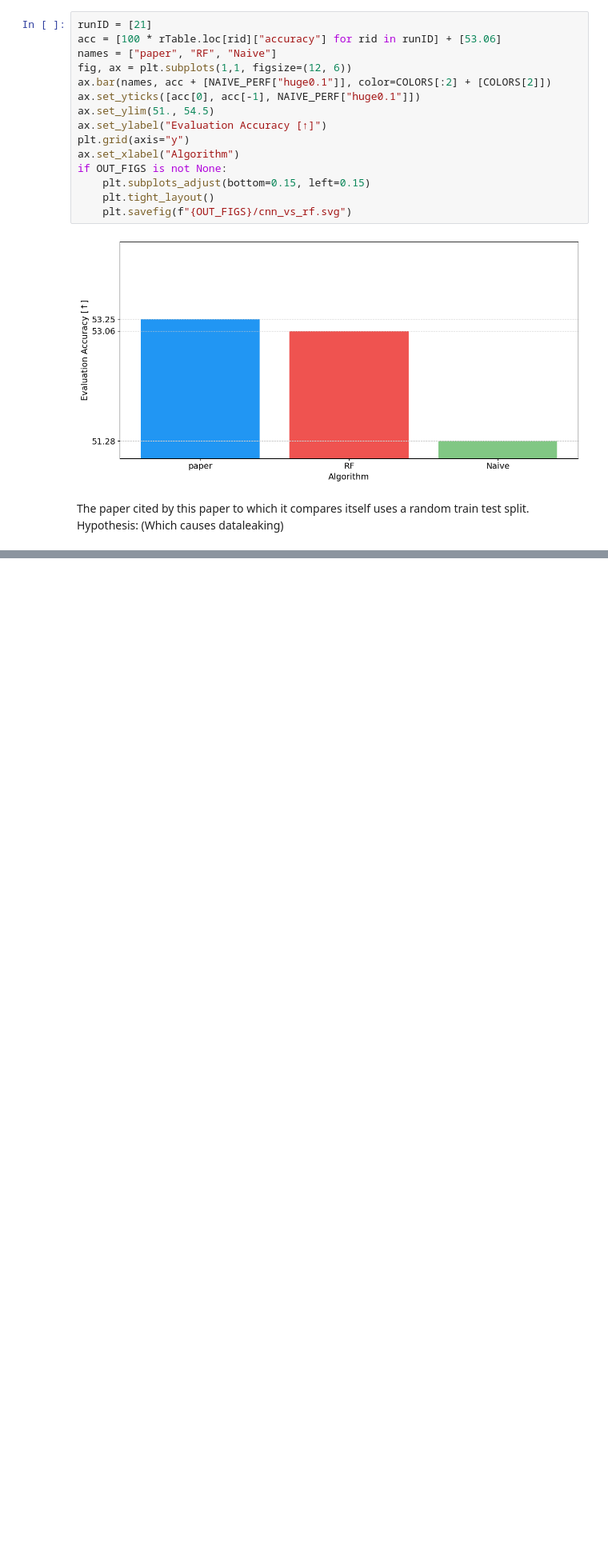
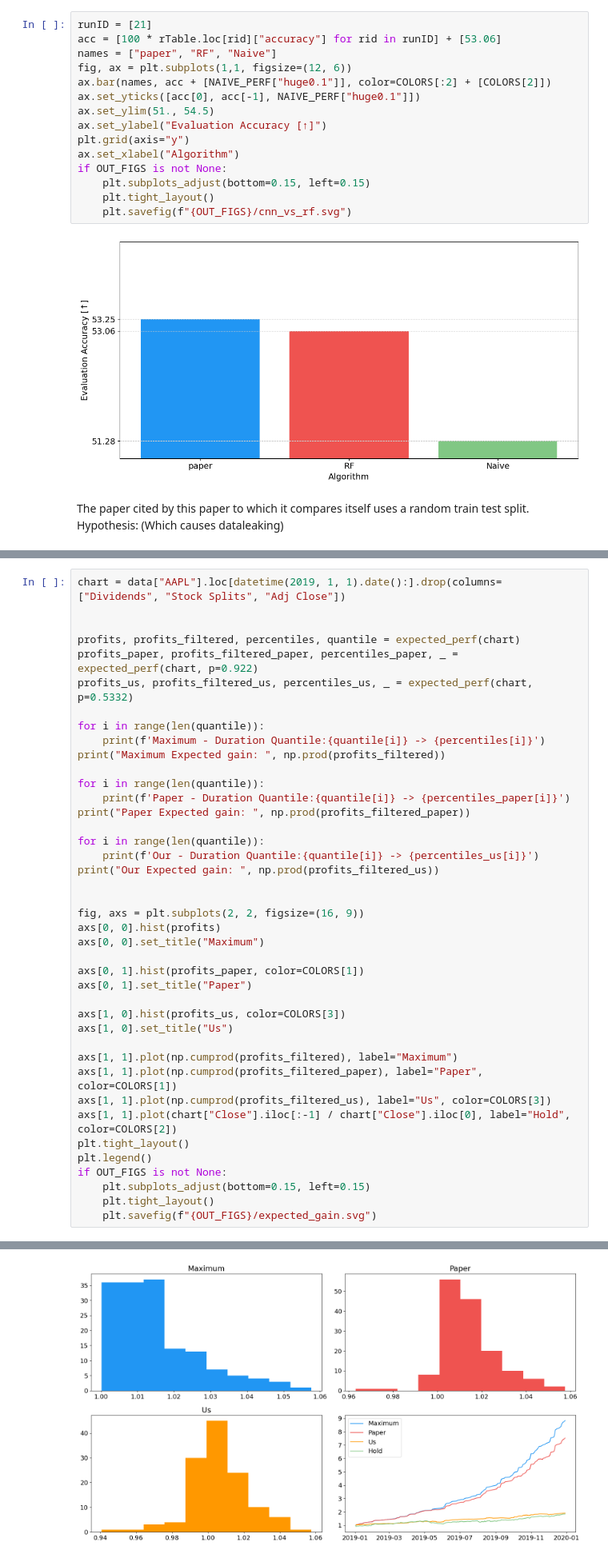
Before and after one commit to anthol42/MLSP-final_project, a Jupyter notebook: deep/notebooks/ablation.ipynb, the cells around one changed output, grey strips where cells are left out. Shown: that part at 80% size. Saved outputs shown, nothing was run; the diff lists cells and outputs as text; blank space fills up the shorter version.

Commit message:
Feat(expected gains fig)

```diff
--- a/deep/notebooks/ablation.ipynb
+++ b/deep/notebooks/ablation.ipynb
@@ -344,0 +377,42 @@ The paper cited by this paper to which it compares itself uses a random train te
+# %%
+chart = data["AAPL"].loc[datetime(2019, 1, 1).date():].drop(columns=["Dividends", "Stock Splits", "Adj Close"])
+
+
+profits, profits_filtered, percentiles, quantile = expected_perf(chart)
+profits_paper, profits_filtered_paper, percentiles_paper, _ = expected_perf(chart, p=0.922)
+profits_us, profits_filtered_us, percentiles_us, _ = expected_perf(chart, p=0.5332)
+
+for i in range(len(quantile)):
+    print(f'Maximum - Duration Quantile:{quantile[i]} -> {percentiles[i]}')
+print("Maximum Expected gain: ", np.prod(profits_filtered))
+
+for i in range(len(quantile)):
+    print(f'Paper - Duration Quantile:{quantile[i]} -> {percentiles_paper[i]}')
+print("Paper Expected gain: ", np.prod(profits_filtered_paper))
+
+for i in range(len(quantile)):
+    print(f'Our - Duration Quantile:{quantile[i]} -> {percentiles_us[i]}')
+print("Our Expected gain: ", np.prod(profits_filtered_us))
+
+
+fig, axs = plt.subplots(2, 2, figsize=(16, 9))
+axs[0, 0].hist(profits)
+axs[0, 0].set_title("Maximum")
+
+axs[0, 1].hist(profits_paper, color=COLORS[1])
+axs[0, 1].set_title("Paper")
+
+axs[1, 0].hist(profits_us, color=COLORS[3])
+axs[1, 0].set_title("Us")
+
+axs[1, 1].plot(np.cumprod(profits_filtered), label="Maximum")
+axs[1, 1].plot(np.cumprod(profits_filtered_paper), label="Paper", color=COLORS[1])
+axs[1, 1].plot(np.cumprod(profits_filtered_us), label="Us", color=COLORS[3])
+axs[1, 1].plot(chart["Close"].iloc[:-1] / chart["Close"].iloc[0], label="Hold", color=COLORS[2])
+plt.tight_layout()
+plt.legend()
+if OUT_FIGS is not None:
+    plt.subplots_adjust(bottom=0.15, left=0.15)
+    plt.tight_layout()
+    plt.savefig(f"{OUT_FIGS}/expected_gain.svg")
+# %% [output]
@@ -344,0 +436 @@ The paper cited by this paper to which it compares itself uses a random train te
+[figure, added]
```
Also changed, not shown: parts of 6 cells of this notebook, 2 other files.
